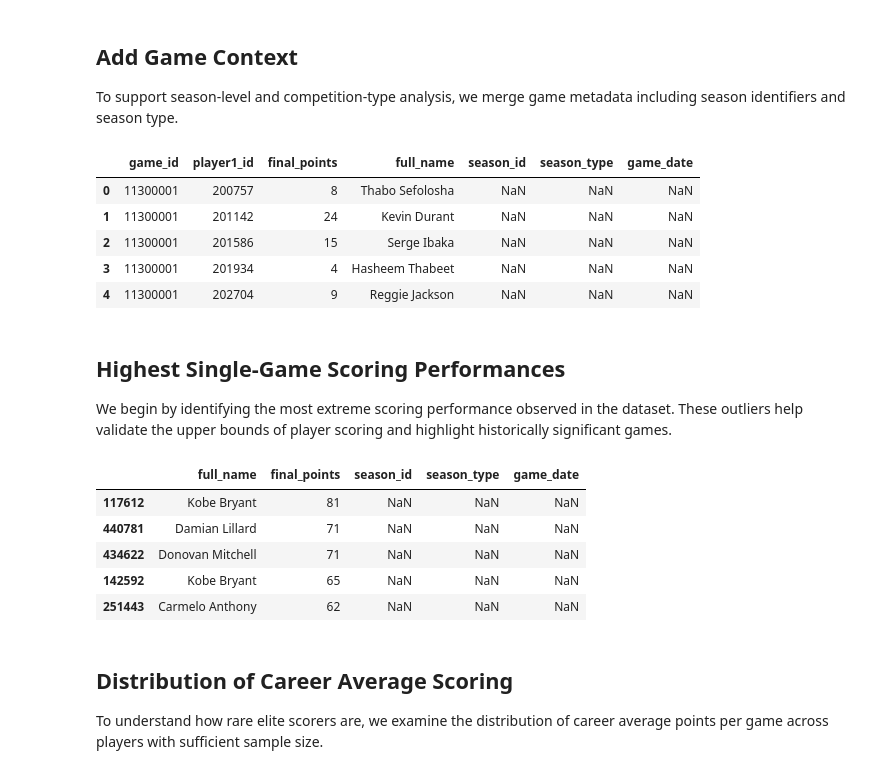
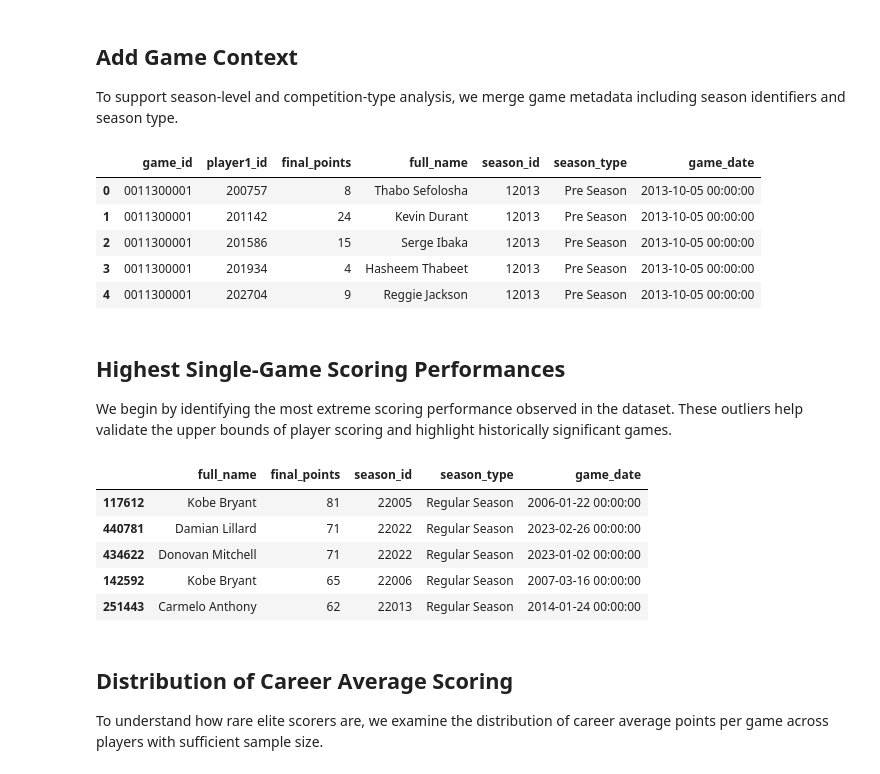
Before and after one commit to Jorgemontanez25/NBA_players_performance, a Jupyter notebook: notebooks/02_analysis.ipynb, the cells around one changed output. Cells and saved outputs as stored; diff of their text form; code cells hidden in the pictures.

```diff
--- a/notebooks/02_analysis.ipynb
+++ b/notebooks/02_analysis.ipynb
@@ -35,26 +35,26 @@ including season identifiers and season type.
 # %%
 DB_PATH="../data/raw/nba.sqlite"
 conn = sqlite3.connect(DB_PATH)
 
 df_games= pd.read_sql("""
 SELECT game_id, season_id, season_type, game_date
 FROM game;
 """, conn)
 
 #Ensure merge keys have same dtypes
 
-player_game_points["game_id"]=player_game_points["game_id"].astype(str)
-df_games["game_id"]=df_games["game_id"].astype(str)
+player_game_points["game_id"] = player_game_points["game_id"].astype(str).str.zfill(10)
+df_games["game_id"] = df_games["game_id"].astype(str).str.zfill(10)
 
-player_game= player_game_points.merge(df_games, on="game_id", how="left")
+player_game = player_game_points.merge(df_games, on="game_id", how="left")
 player_game.head()
 # %% [output]
 |  | game_id | player1_id | final_points | full_name | season_id | season_type | game_date |
-| 0 | 11300001 | 200757 | 8 | Thabo Sefolosha | NaN | NaN | NaN |
-| 1 | 11300001 | 201142 | 24 | Kevin Durant | NaN | NaN | NaN |
-| 2 | 11300001 | 201586 | 15 | Serge Ibaka | NaN | NaN | NaN |
-| 3 | 11300001 | 201934 | 4 | Hasheem Thabeet | NaN | NaN | NaN |
-| 4 | 11300001 | 202704 | 9 | Reggie Jackson | NaN | NaN | NaN |
+| 0 | 0011300001 | 200757 | 8 | Thabo Sefolosha | 12013 | Pre Season | 2013-10-05 00:00:00 |
+| 1 | 0011300001 | 201142 | 24 | Kevin Durant | 12013 | Pre Season | 2013-10-05 00:00:00 |
+| 2 | 0011300001 | 201586 | 15 | Serge Ibaka | 12013 | Pre Season | 2013-10-05 00:00:00 |
+| 3 | 0011300001 | 201934 | 4 | Hasheem Thabeet | 12013 | Pre Season | 2013-10-05 00:00:00 |
+| 4 | 0011300001 | 202704 | 9 | Reggie Jackson | 12013 | Pre Season | 2013-10-05 00:00:00 |
 # %% [markdown]
 ## Highest Single-Game Scoring Performances
 
@@ -68,11 +68,11 @@ top_games[
 ]
 # %% [output]
 |  | full_name | final_points | season_id | season_type | game_date |
-| 117612 | Kobe Bryant | 81 | NaN | NaN | NaN |
-| 440781 | Damian Lillard | 71 | NaN | NaN | NaN |
-| 434622 | Donovan Mitchell | 71 | NaN | NaN | NaN |
-| 142592 | Kobe Bryant | 65 | NaN | NaN | NaN |
-| 251443 | Carmelo Anthony | 62 | NaN | NaN | NaN |
+| 117612 | Kobe Bryant | 81 | 22005 | Regular Season | 2006-01-22 00:00:00 |
+| 440781 | Damian Lillard | 71 | 22022 | Regular Season | 2023-02-26 00:00:00 |
+| 434622 | Donovan Mitchell | 71 | 22022 | Regular Season | 2023-01-02 00:00:00 |
+| 142592 | Kobe Bryant | 65 | 22006 | Regular Season | 2007-03-16 00:00:00 |
+| 251443 | Carmelo Anthony | 62 | 22013 | Regular Season | 2014-01-24 00:00:00 |
 # %% [markdown]
 ## Distribution of Career Average Scoring
 
```
Also changed, not shown: parts of 28 cells of this notebook.
